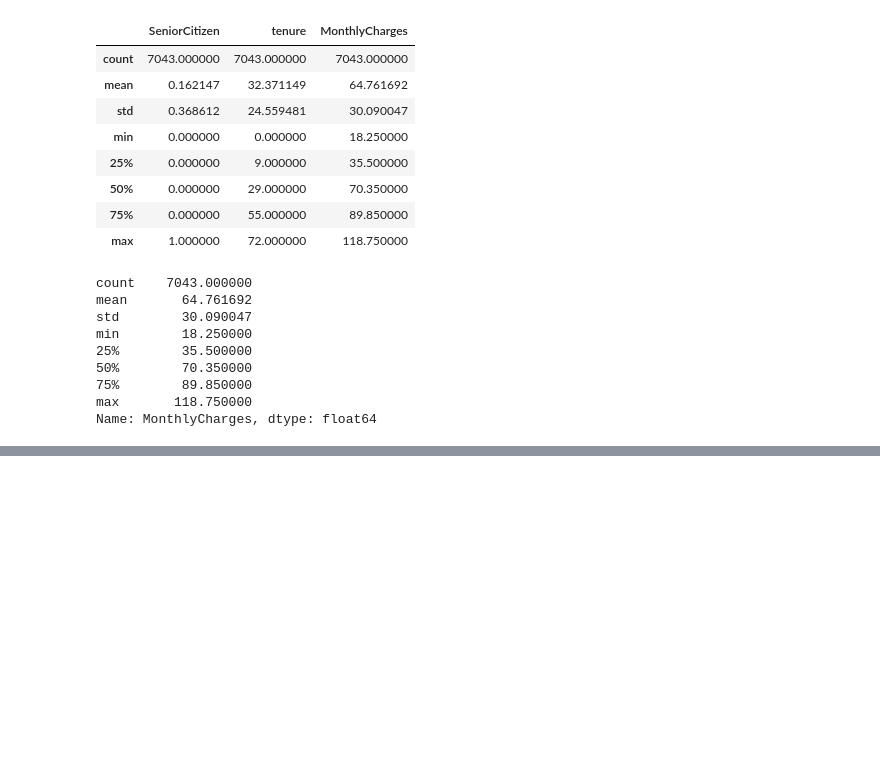
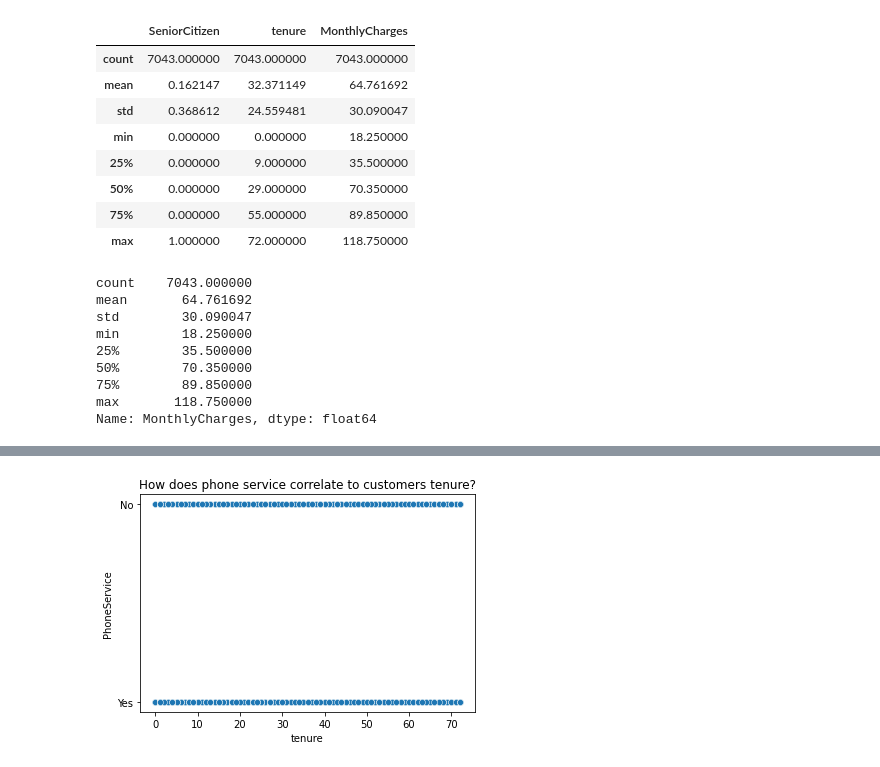
Before and after one commit to patrickamwayi/statistics-exercises, a Jupyter notebook: hypothesis_testing.ipynb, the cells around one changed output, grey strips where cells are left out. Cells and saved outputs as stored; diff of their text form; code cells hidden in the pictures; blank space fills up the shorter version.

```diff
--- a/hypothesis_testing.ipynb
+++ b/hypothesis_testing.ipynb
@@ -343,3 +419,10 @@ Name: TotalCharges, Length: 6531, dtype: int64
 # %%
+# What happens if you control for phone and internet service?
 
-# What happens if you control for phone and internet service?   *******INCOMPLETE************
+
+# relpot
+sns.scatterplot(data=df, x='tenure', y='PhoneService')
+plt.title('How does phone service correlate to customers tenure?')
+plt.show()
+# %% [output]
+[figure, added]
```
Also changed, not shown: parts of 55 cells of this notebook.
